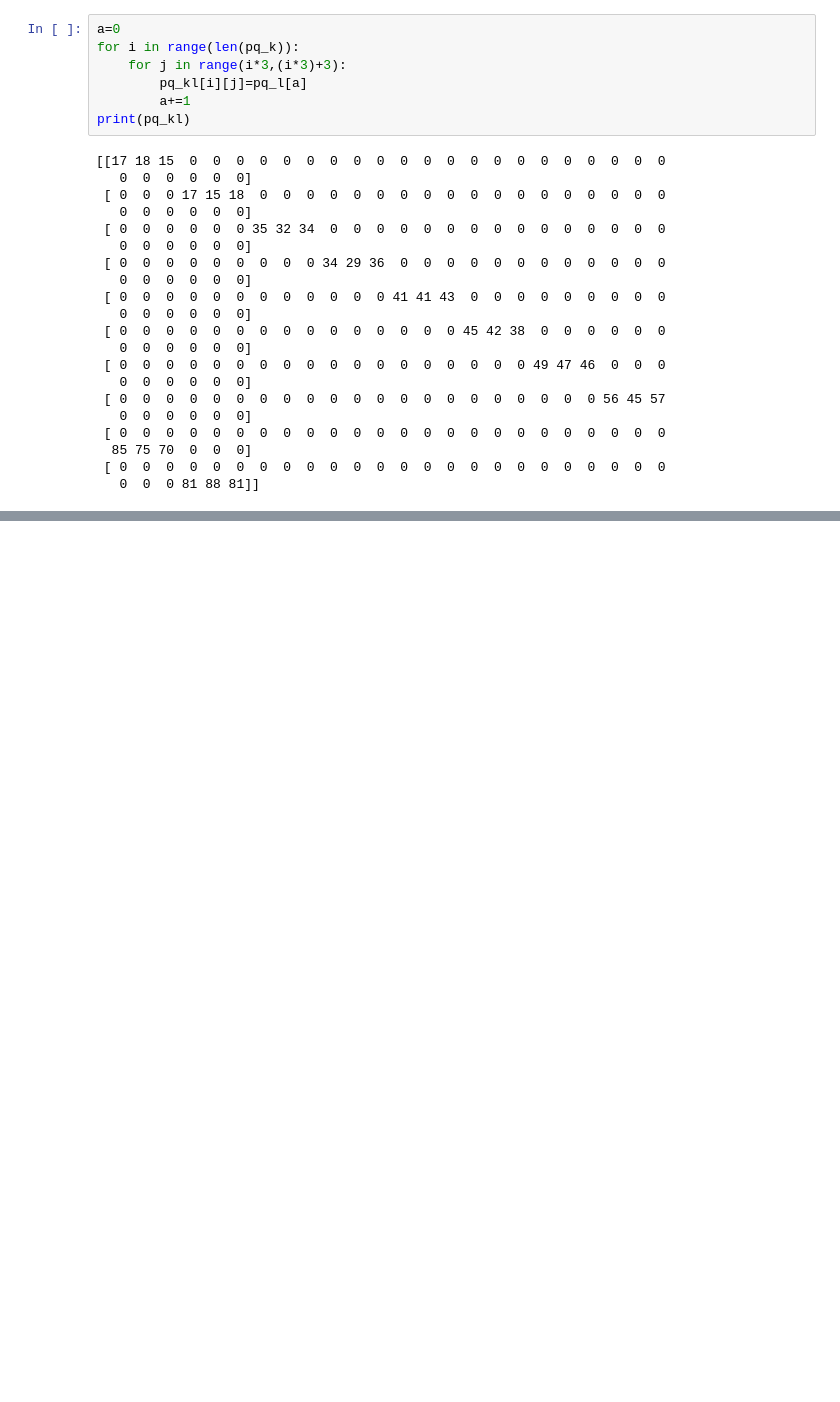
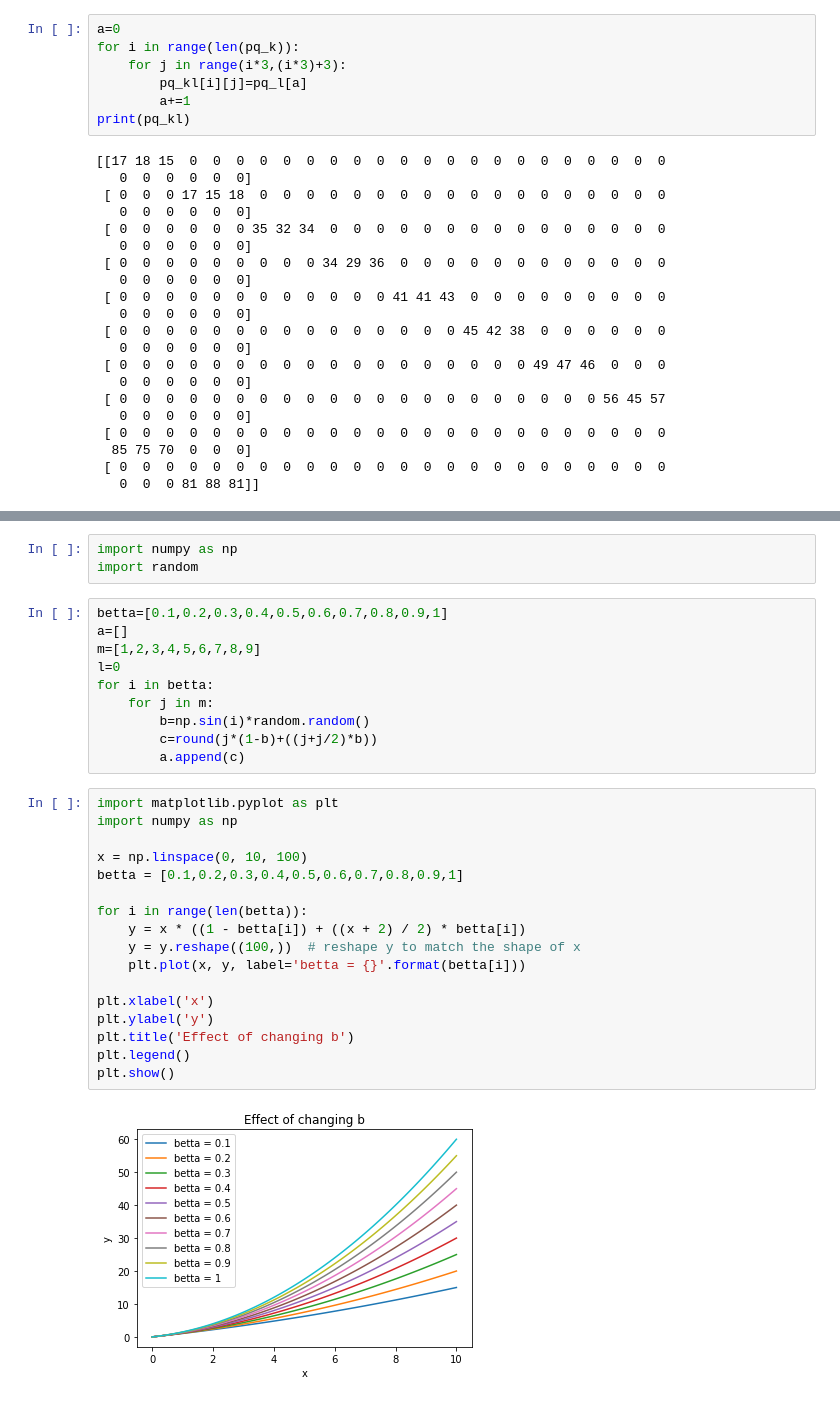
Before and after one commit to VenkataPrasad97/Practice, a Jupyter notebook: MTech project/temp.ipynb, the cells around one changed output, grey strips where cells are left out. Drawn from its saved outputs; the diff is of its cells as text; blank space fills up the shorter version.

```diff
--- a/MTech project/temp.ipynb
+++ b/MTech project/temp.ipynb
@@ -95,0 +218,32 @@ print(pq_kl)
+# %%
+import numpy as np
+import random
+# %%
+betta=[0.1,0.2,0.3,0.4,0.5,0.6,0.7,0.8,0.9,1]
+a=[]
+m=[1,2,3,4,5,6,7,8,9]
+l=0
+for i in betta:
+    for j in m:
+        b=np.sin(i)*random.random()
+        c=round(j*(1-b)+((j+j/2)*b))
+        a.append(c)
+# %%
+import matplotlib.pyplot as plt
+import numpy as np
+
+x = np.linspace(0, 10, 100)
+betta = [0.1,0.2,0.3,0.4,0.5,0.6,0.7,0.8,0.9,1]
+
+for i in range(len(betta)):
+    y = x * ((1 - betta[i]) + ((x + 2) / 2) * betta[i])
+    y = y.reshape((100,))  # reshape y to match the shape of x
+    plt.plot(x, y, label='betta = {}'.format(betta[i]))
+
+plt.xlabel('x')
+plt.ylabel('y')
+plt.title('Effect of changing b')
+plt.legend()
+plt.show()
+# %% [output]
+[figure, added]
```
Also changed, not shown: parts of 1 cell of this notebook.
